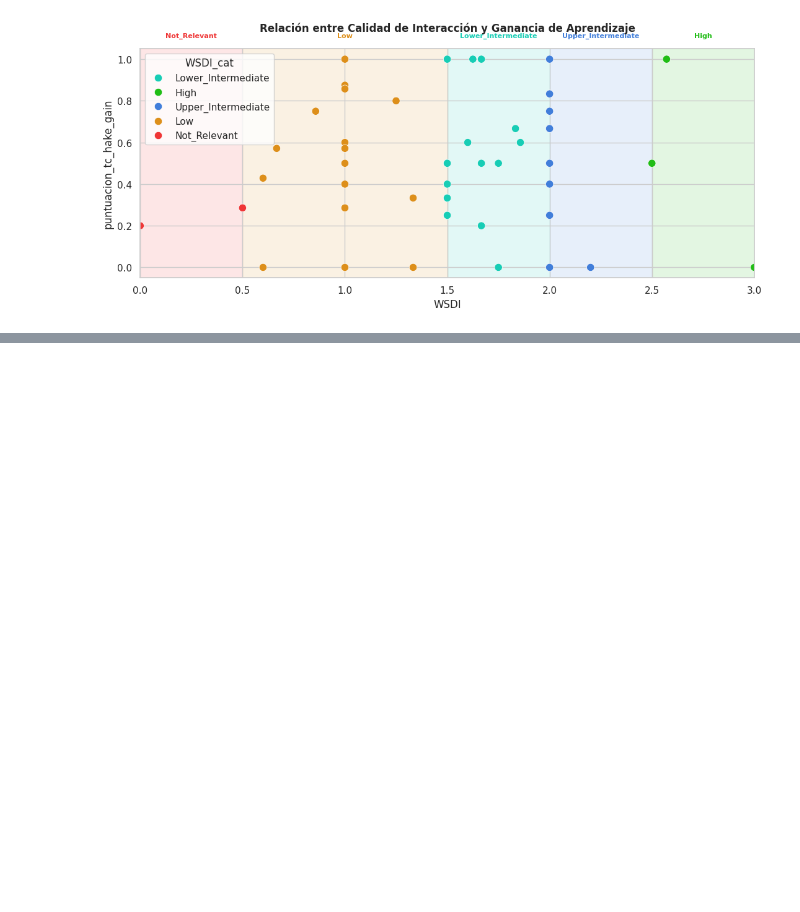
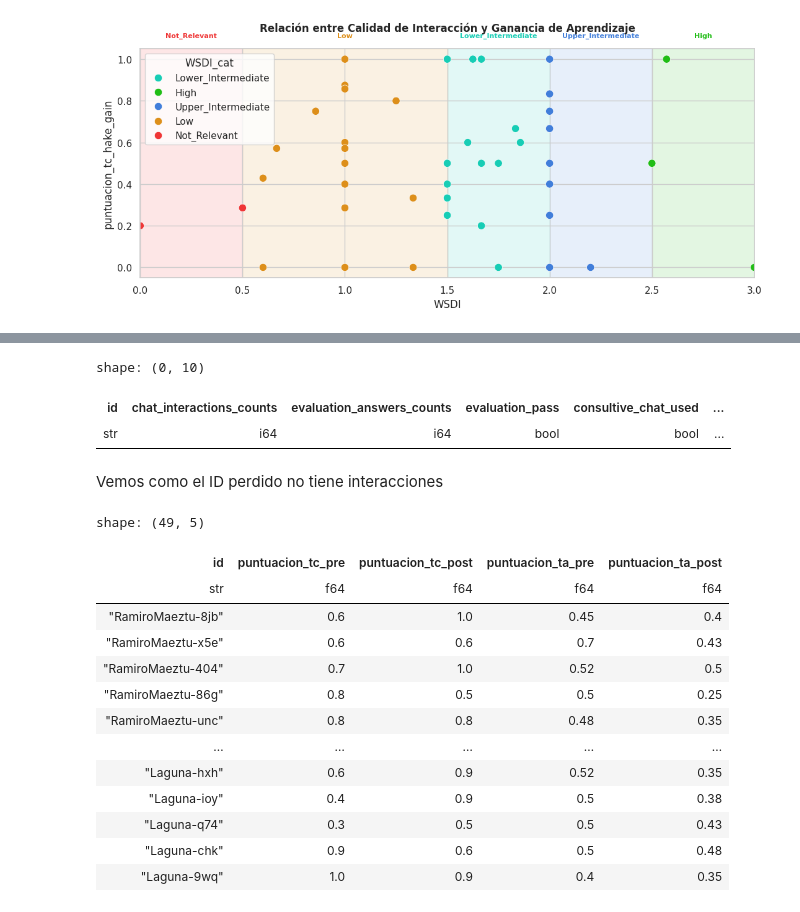
Before and after one commit to IBiDat/va-educational-impact, a Jupyter notebook: src/notebooks/educational_impact/Interactions_groups_forms_results_analysis.ipynb, the cells around one changed output, grey strips where cells are left out. Drawn from its saved outputs; the diff is of its cells as text; code cells hidden in the pictures; blank space fills up the shorter version.

```diff
--- a/src/notebooks/educational_impact/Interactions_groups_forms_results_analysis.ipynb
+++ b/src/notebooks/educational_impact/Interactions_groups_forms_results_analysis.ipynb
@@ -171,0 +245,37 @@ plt.show()
+# %%
+interactions_df.filter(pl.col("id") == "Laguna-i9p")
+# %% [output]
+shape: (0, 10)
+| id | chat_interactions_counts | evaluation_answers_counts | evaluation_pass | consultive_chat_used | ... |
+| str | i64 | i64 | bool | bool | ... |
+# %% [markdown]
+Vemos como el ID perdido no tiene interacciones
+# %%
+df_inconsistencias_ta = processed_forms_data.with_columns([
+    (pl.col("puntuacion_ta_pre") > pl.col("puntuacion_ta_post")).alias("ta_empeora")
+])
+df_inconsistencias_ta.select([
+    pl.col("ta_empeora").sum().alias("n_ta_empeoran")
+])
+df_inconsistencias_ta.filter(pl.col("ta_empeora")).select([
+    "id",
+    "puntuacion_tc_pre",
+    "puntuacion_tc_post",
+    "puntuacion_ta_pre",
+    "puntuacion_ta_post"
+])
+# %% [output]
+shape: (49, 5)
+| id | puntuacion_tc_pre | puntuacion_tc_post | puntuacion_ta_pre | puntuacion_ta_post |
+| str | f64 | f64 | f64 | f64 |
+| "RamiroMaeztu-8jb" | 0.6 | 1.0 | 0.45 | 0.4 |
+| "RamiroMaeztu-x5e" | 0.6 | 0.6 | 0.7 | 0.43 |
+| "RamiroMaeztu-404" | 0.7 | 1.0 | 0.52 | 0.5 |
+| "RamiroMaeztu-86g" | 0.8 | 0.5 | 0.5 | 0.25 |
+| "RamiroMaeztu-unc" | 0.8 | 0.8 | 0.48 | 0.35 |
+| … | … | … | … | … |
+| "Laguna-hxh" | 0.6 | 0.9 | 0.52 | 0.35 |
+| "Laguna-ioy" | 0.4 | 0.9 | 0.5 | 0.38 |
+| "Laguna-q74" | 0.3 | 0.5 | 0.5 | 0.43 |
+| "Laguna-chk" | 0.9 | 0.6 | 0.5 | 0.48 |
+| "Laguna-9wq" | 1.0 | 0.9 | 0.4 | 0.35 |
```
Also changed, not shown: parts of 13 cells of this notebook.
